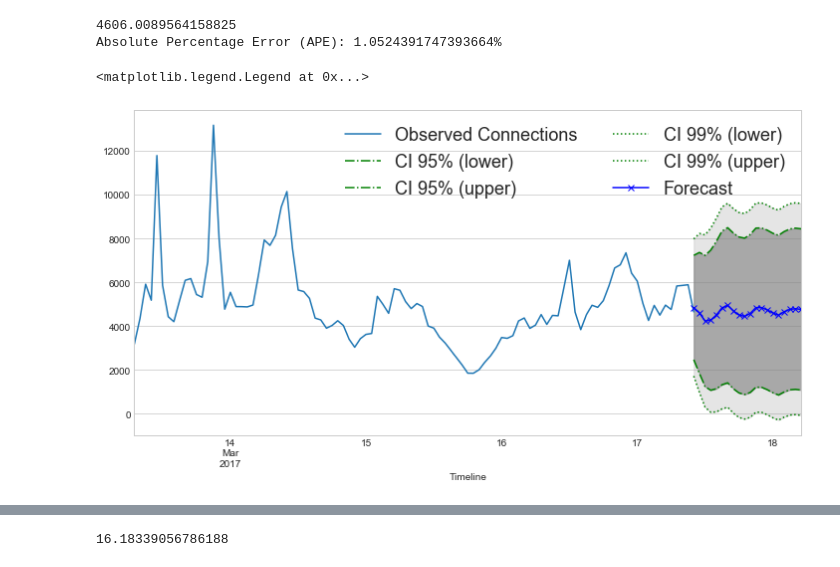
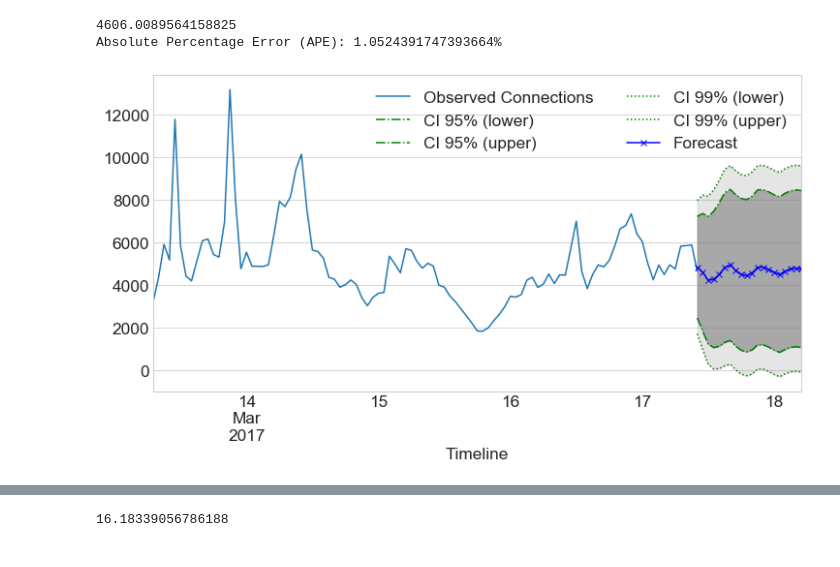
Before and after one commit to deepaknadig/predictive-ts-analysis, a Jupyter notebook: notebooks/exploratory-analysis.ipynb, the cells around one changed output, grey strips where cells are left out. Drawn from its saved outputs; the diff is of its cells as text; code cells hidden in the pictures.

```diff
--- a/notebooks/exploratory-analysis.ipynb
+++ b/notebooks/exploratory-analysis.ipynb
@@ -8,6 +8,7 @@ Import the necessary libraries. **_numpy_** library provides numerical computing
 import numpy as np
 import pandas as pd
 from pandas.plotting import autocorrelation_plot as acfplot
+import matplotlib
 import matplotlib.pyplot as plt
 import seaborn as sns
 
@@ -24,6 +25,15 @@ import datetime as dt
 import warnings
 warnings.simplefilter('ignore')
 
+import matplotlib.pylab as pylab
+params = {'legend.fontsize': 'x-large',
+         # 'figure.figsize': (15, 5),
+         'axes.labelsize': 'xx-large',
+         'axes.titlesize':'xx-large',
+         'xtick.labelsize':'xx-large',
+         'ytick.labelsize':'xx-large'}
+pylab.rcParams.update(params)
+
 %matplotlib inline
 # %% [markdown]
 Below we define a method for plotting time series data. The method is used to plot the time series, autocorrelation (ACF), partial autocorrelation (PACF), QQ and probability plots (normal). Additionally, we get the kernel density plot and the ACF plot with 95% and 99% confidence intervals.
@@ -200,6 +216,13 @@ plot_acfs(cmsprodSeries_long, lags=30)
 ## Time Series Decomposition
 ### Short GridFTP Dataset (8-Days)
 # %%
+params = {'legend.fontsize': 'x-large',
+         # 'figure.figsize': (15, 5),
+         'axes.labelsize': 'large',
+         'axes.titlesize':'large',
+         'xtick.labelsize':'large',
+         'ytick.labelsize':'large'}
+pylab.rcParams.update(params)
 data_decomposed_additive = smt.seasonal_decompose(cmsprodSeries, model='additive', freq=12)
 plt.style.use('seaborn-whitegrid')
 dc_plot_add = data_decomposed_additive.plot()
@@ -430,27 +453,39 @@ print("Absolute Percentage Error (APE): {}%".format(error_percent))
 4606.0089564158825
 Absolute Percentage Error (APE): 1.0524391747393664%
 # %%
+params = {'legend.fontsize': 'xx-large',
+         # 'figure.figsize': (15, 5),
+         'axes.labelsize': 'xx-large',
+         'axes.titlesize':'xx-large',
+         'xtick.labelsize':'xx-large',
+         'ytick.labelsize':'xx-large'}
+pylab.rcParams.update(params)
+
 fig = plt.figure(figsize=(12,6))
 ax = plt.gca()
 ax.autoscale(enable=True, axis='x', tight=True)
+
+import matplotlib.dates as mdates
+myFmt = mdates.DateFormatter('%M-%d %HH')
+ax.xaxis.set_major_formatter(myFmt)
 
 # ts = best_mdl.resid.iloc[-500:].copy()
 ts = cmsprodSeries.iloc[-100:].copy()
 ts.plot(ax=ax, label='Observed Connections')
 
 # in sample prediction
 #pred = best_mdl_arima.predict(ts.index[0], ts.index[-1])
 #pred.plot(ax=ax, style='r-', label='In-sample prediction')
 
 styles = ['g-.', 'g-.', 'g:', 'g:', 'b-x']
 fc_all.plot(ax=ax, style=styles)
 plt.fill_between(fc_all.index, fc_all['CI 95% (lower)'], fc_all['CI 95% (upper)'], color='gray', alpha=0.6)
 plt.fill_between(fc_all.index, fc_all['CI 99% (lower)'], fc_all['CI 99% (upper)'], color='gray', alpha=0.2)
 # plt.title('{} minute GridFTP CMSProd Forecast\nARIMA{}'.format(n_steps, best_order))
-plt.legend(loc=1, fontsize=18, ncol=2)
+plt.legend(loc=1, ncol=2)
+plt.savefig('/tmp/arima-forecast.png', dpi=300, bbox_inches='tight')
 # %% [output]
-<matplotlib.legend.Legend at 0x...>
-[figure, old version]
+[figure, new version]
 # %%
 plot_acfs_resids1(best_mdl_arima.resid, lags=max_lag)
 # %% [output]
```
Also changed, not shown: parts of 18 cells of this notebook, 17 other files.
